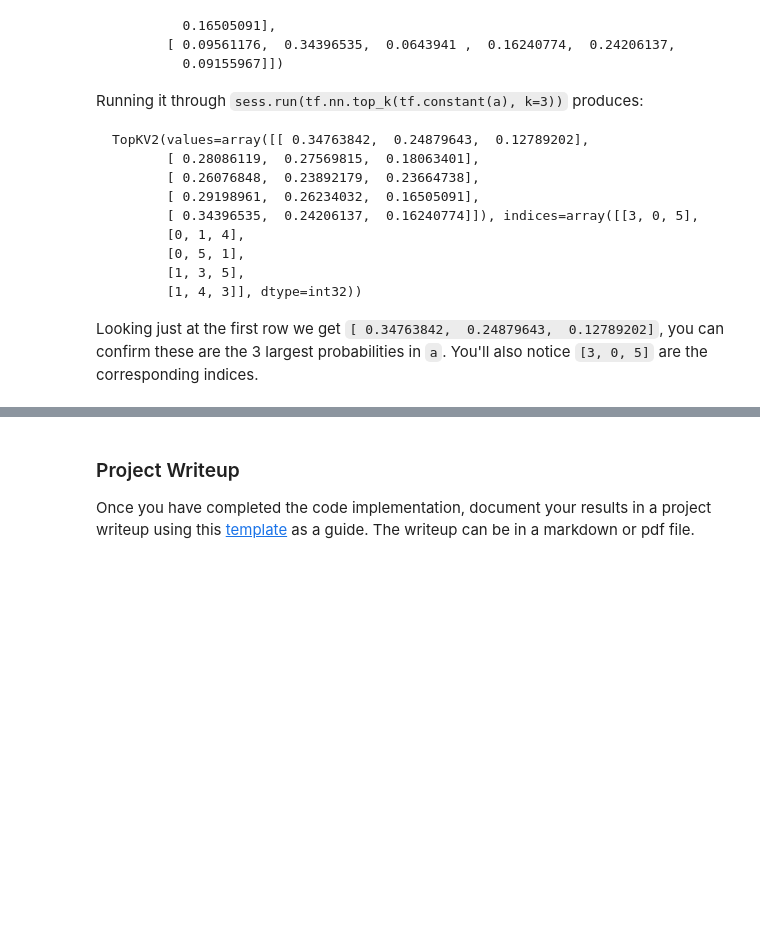
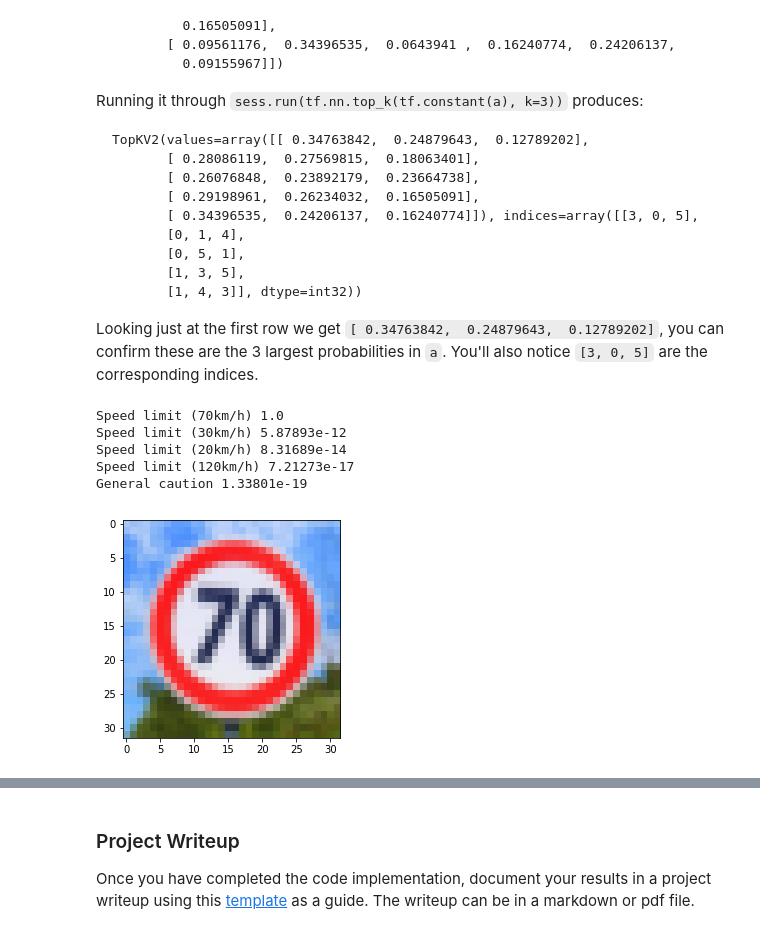
Before and after one commit to shiba24/udacity-sdnd, a Jupyter notebook: CarND-Traffic-Sign-Classifier-Project-master/Traffic_Sign_Classifier.ipynb, the cells around one changed output, grey strips where cells are left out. Saved outputs shown, nothing was run; the diff lists cells and outputs as text; code cells hidden in the pictures; blank space fills up the shorter version.

Commit message:
traffic project

```diff
--- a/CarND-Traffic-Sign-Classifier-Project-master/Traffic_Sign_Classifier.ipynb
+++ b/CarND-Traffic-Sign-Classifier-Project-master/Traffic_Sign_Classifier.ipynb
@@ -340,8 +402,4 @@ You may find `signnames.csv` useful as it contains mappings from the class id (i
 ### Calculate the accuracy for these 5 new images.
 ### For example, if the model predicted 1 out of 5 signs correctly, it's 20% accurate on these new images.
 
-with tf.Session() as sess:
-    saver.restore(sess, tf.train.latest_checkpoint('.'))
-
-    test_accuracy = evaluate(X_test, y_test)
-    print("Test Accuracy = {:.3f}".format(test_accuracy))
+print("Test Accuracy = {:.3f}".format(4 / 6.))
@@ -390,0 +448,26 @@ Looking just at the first row we get `[ 0.34763842,  0.24879643,  0.12789202]`,
+# %%
+### Print out the top five softmax probabilities for the predictions on the German traffic sign images found on the web.
+### Feel free to use as many code cells as needed.
+with tf.Session() as sess:
+    saver.restore(sess, './lenet')
+    top5_v, top5_ind = sess.run(tf.nn.top_k(tf.nn.softmax(logits), k=5), feed_dict={x: eval_x, keep_prob: 1.0})
+
+def draw_fig_and_top5(i, imlist, class_df, top5_ind, top5_v):
+    imfile = imlist[i]
+    im = scipy.misc.imread(imfile)
+    imm = resize(im[:, :, :3], image_shape[:2], interp='bilinear')
+    immat[i] = imm
+    for j in range(0, 5):
+        print(class_df["SignName"][class_df["ClassId"].as_matrix() == top5_ind[i, j]].values[0], top5_v[i, j])
+    plt.figure()
+    plt.imshow(immat[i])
+# %%
+i = 0
+draw_fig_and_top5(i, imlist, class_df, top5_ind, top5_v)
+# %% [output]
+Speed limit (70km/h) 1.0
+Speed limit (30km/h) 5.87893e-12
+Speed limit (20km/h) 8.31689e-14
+Speed limit (120km/h) 7.21273e-17
+General caution 1.33801e-19
+[figure, added]
```
Also changed, not shown: parts of 18 cells of this notebook, 13 other files.
